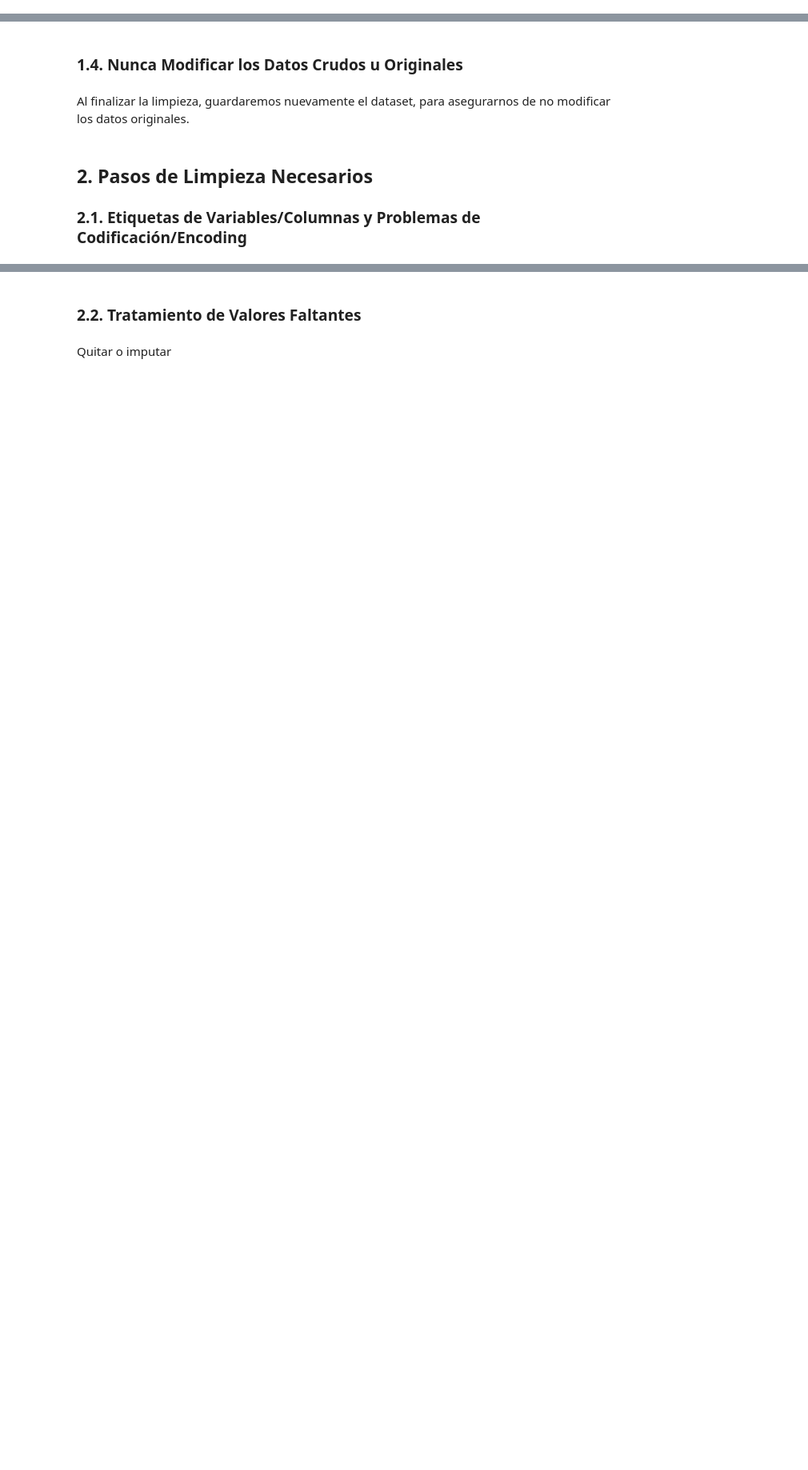
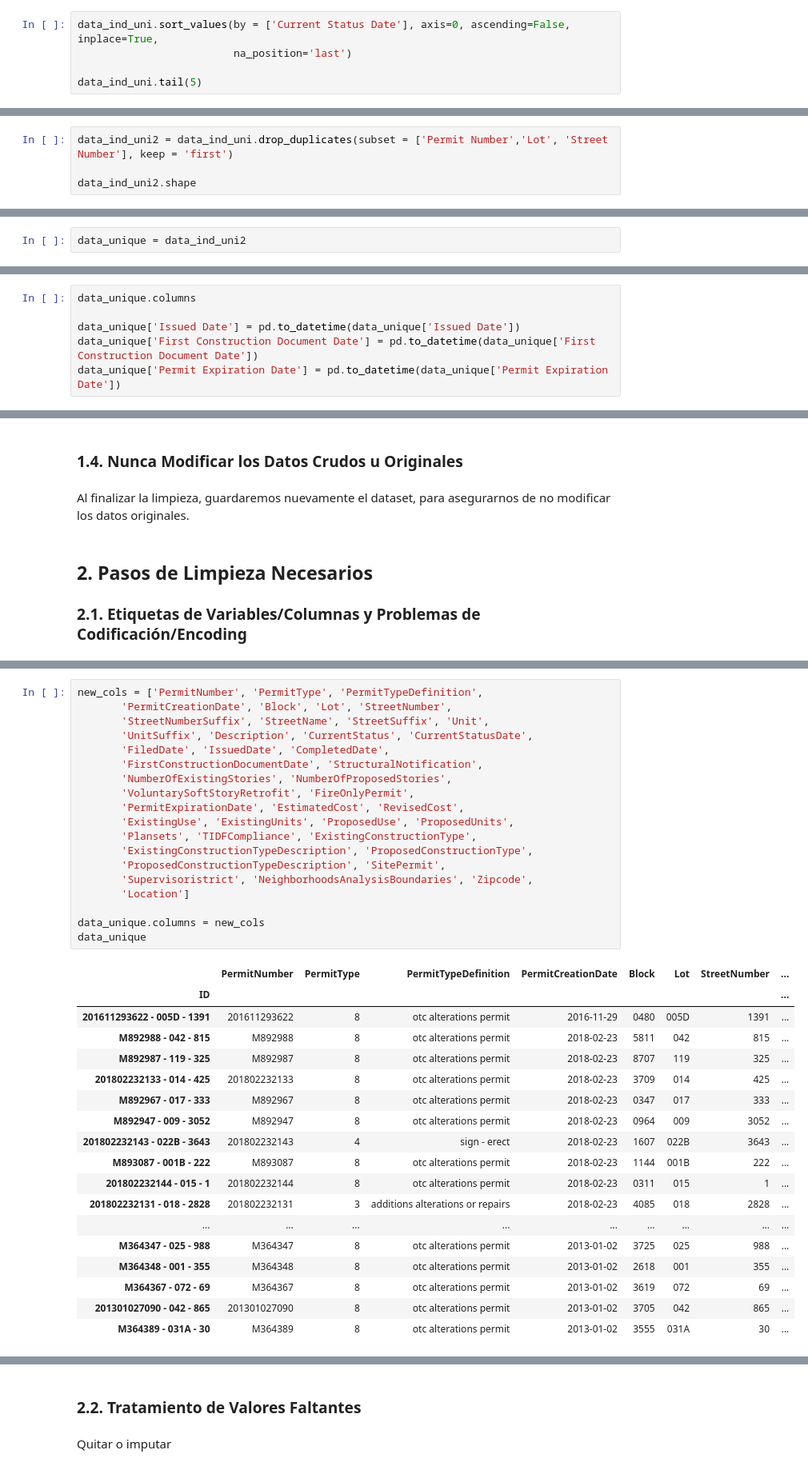
Before and after one commit to lprone/testDocker, a Jupyter notebook: notebooks/Laboratorio - L. Prone y J. Bergamasco.ipynb, the cells around one changed output, grey strips where cells are left out. Shown at 80% size. Cells and saved outputs as stored; diff of their text form; blank space fills up the shorter version.

```diff
--- a/notebooks/Laboratorio - L. Prone y J. Bergamasco.ipynb
+++ b/notebooks/Laboratorio - L. Prone y J. Bergamasco.ipynb
@@ -367,0 +487,5 @@ data_ind[data_ind.index.duplicated(keep=False)].sort_index()
+# %%
+data_ind_uni.sort_values(by = ['Current Status Date'], axis=0, ascending=False, inplace=True,
+                         na_position='last')
+
+data_ind_uni.tail(5)
@@ -367,0 +503,4 @@ data_ind[data_ind.index.duplicated(keep=False)].sort_index()
+# %%
+data_ind_uni2 = data_ind_uni.drop_duplicates(subset = ['Permit Number','Lot', 'Street Number'], keep = 'first')
+
+data_ind_uni2.shape
@@ -367,0 +533,2 @@ data_ind[data_ind.index.duplicated(keep=False)].sort_index()
+# %%
+data_unique = data_ind_uni2
@@ -367,0 +537,6 @@ data_ind[data_ind.index.duplicated(keep=False)].sort_index()
+# %%
+data_unique.columns
+
+data_unique['Issued Date'] = pd.to_datetime(data_unique['Issued Date'])
+data_unique['First Construction Document Date'] = pd.to_datetime(data_unique['First Construction Document Date'])
+data_unique['Permit Expiration Date'] = pd.to_datetime(data_unique['Permit Expiration Date'])
@@ -379,0 +645,38 @@ Al finalizar la limpieza, guardaremos nuevamente el dataset, para asegurarnos de
+# %%
+new_cols = ['PermitNumber', 'PermitType', 'PermitTypeDefinition',
+       'PermitCreationDate', 'Block', 'Lot', 'StreetNumber',
+       'StreetNumberSuffix', 'StreetName', 'StreetSuffix', 'Unit',
+       'UnitSuffix', 'Description', 'CurrentStatus', 'CurrentStatusDate',
+       'FiledDate', 'IssuedDate', 'CompletedDate',
+       'FirstConstructionDocumentDate', 'StructuralNotification',
+       'NumberOfExistingStories', 'NumberOfProposedStories',
+       'VoluntarySoftStoryRetrofit', 'FireOnlyPermit',
+       'PermitExpirationDate', 'EstimatedCost', 'RevisedCost',
+       'ExistingUse', 'ExistingUnits', 'ProposedUse', 'ProposedUnits',
+       'Plansets', 'TIDFCompliance', 'ExistingConstructionType',
+       'ExistingConstructionTypeDescription', 'ProposedConstructionType',
+       'ProposedConstructionTypeDescription', 'SitePermit',
+       'Supervisoristrict', 'NeighborhoodsAnalysisBoundaries', 'Zipcode',
+       'Location']
+
+data_unique.columns = new_cols
+data_unique
+# %% [output]
+|  | PermitNumber | PermitType | PermitTypeDefinition | PermitCreationDate | Block | Lot | StreetNumber | ... |
+| ID |  |  |  |  |  |  |  | ... |
+| 201611293622 - 005D - 1391 | 201611293622 | 8 | otc alterations permit | 2016-11-29 | 0480 | 005D | 1391 | ... |
+| M892988 - 042 - 815 | M892988 | 8 | otc alterations permit | 2018-02-23 | 5811 | 042 | 815 | ... |
+| M892987 - 119 - 325 | M892987 | 8 | otc alterations permit | 2018-02-23 | 8707 | 119 | 325 | ... |
+| 201802232133 - 014 - 425 | 201802232133 | 8 | otc alterations permit | 2018-02-23 | 3709 | 014 | 425 | ... |
+| M892967 - 017 - 333 | M892967 | 8 | otc alterations permit | 2018-02-23 | 0347 | 017 | 333 | ... |
+| M892947 - 009 - 3052 | M892947 | 8 | otc alterations permit | 2018-02-23 | 0964 | 009 | 3052 | ... |
+| 201802232143 - 022B - 3643 | 201802232143 | 4 | sign - erect | 2018-02-23 | 1607 | 022B | 3643 | ... |
+| M893087 - 001B - 222 | M893087 | 8 | otc alterations permit | 2018-02-23 | 1144 | 001B | 222 | ... |
+| 201802232144 - 015 - 1 | 201802232144 | 8 | otc alterations permit | 2018-02-23 | 0311 | 015 | 1 | ... |
+| 201802232131 - 018 - 2828 | 201802232131 | 3 | additions alterations or repairs | 2018-02-23 | 4085 | 018 | 2828 | ... |
+| ... | ... | ... | ... | ... | ... | ... | ... | ... |
+| M364347 - 025 - 988 | M364347 | 8 | otc alterations permit | 2013-01-02 | 3725 | 025 | 988 | ... |
+| M364348 - 001 - 355 | M364348 | 8 | otc alterations permit | 2013-01-02 | 2618 | 001 | 355 | ... |
+| M364367 - 072 - 69 | M364367 | 8 | otc alterations permit | 2013-01-02 | 3619 | 072 | 69 | ... |
+| 201301027090 - 042 - 865 | 201301027090 | 8 | otc alterations permit | 2013-01-02 | 3705 | 042 | 865 | ... |
+| M364389 - 031A - 30 | M364389 | 8 | otc alterations permit | 2013-01-02 | 3555 | 031A | 30 | ... |
```
Also changed, not shown: parts of 37 cells of this notebook.
